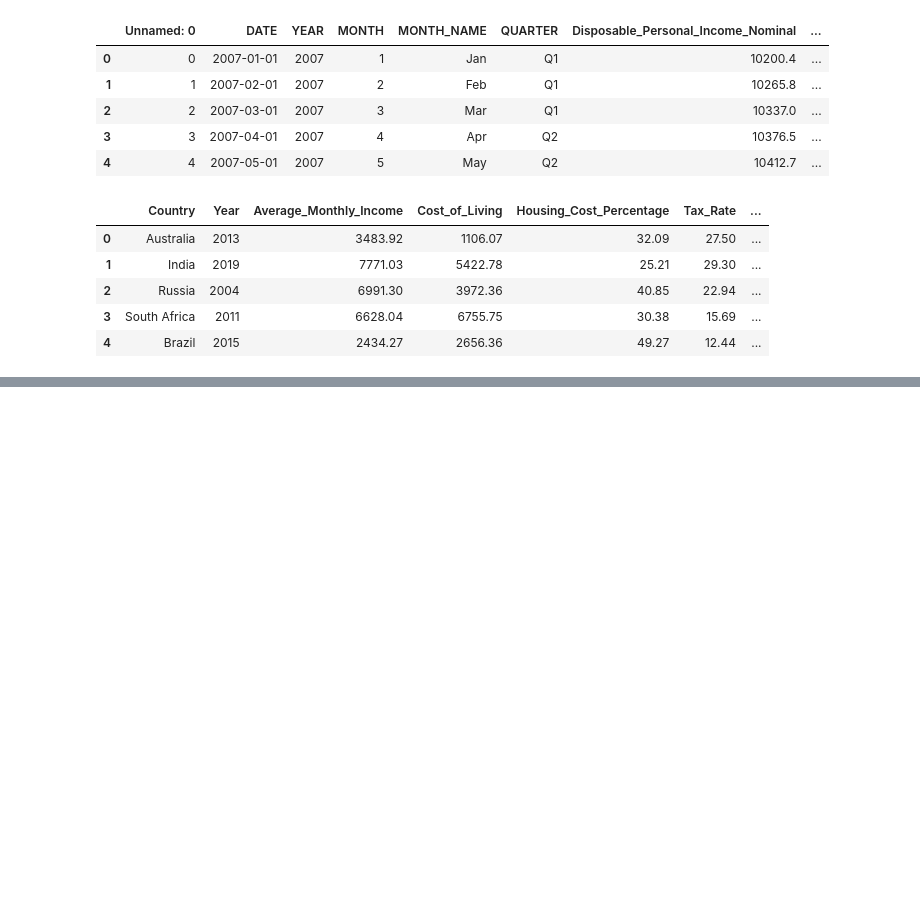
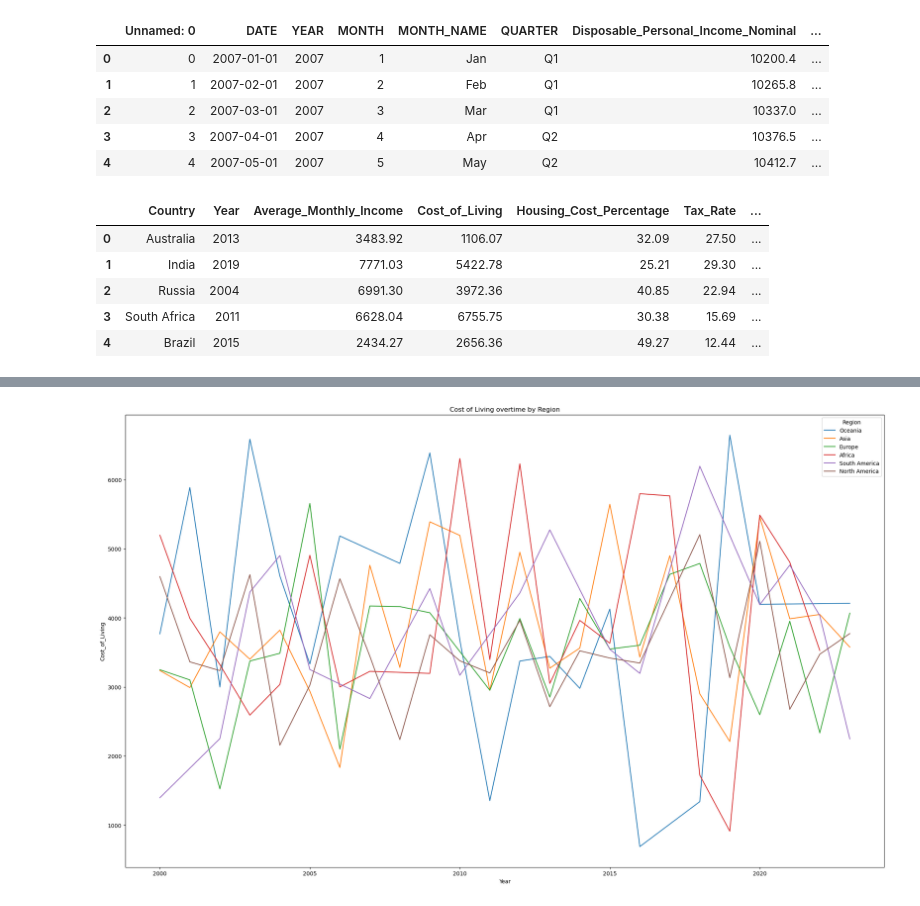
Before and after one commit to szhagnay/Cohort-A-Econ, a Jupyter notebook: notebooks/Sherla_eda1.ipynb, the cells around one changed output, grey strips where cells are left out. Drawn from its saved outputs; the diff is of its cells as text; code cells hidden in the pictures; blank space fills up the shorter version.

```diff
--- a/notebooks/Sherla_eda1.ipynb
+++ b/notebooks/Sherla_eda1.ipynb
@@ -87,0 +38,9 @@ plt.close()
+# %%
+# Line plot of Cost of Living over time in different regions
+plt.figure(figsize=(25, 15))
+sns.lineplot(data=world_col, x="Year", y="Cost_of_Living", hue="Region", errorbar=None)         # Oceania is Australia
+plt.title("Cost of Living overtime by Region")
+plt.show()
+plt.close()
+# %% [output]
+[figure, added]
```
Also changed, not shown: parts of 16 cells of this notebook, 1 other file.
